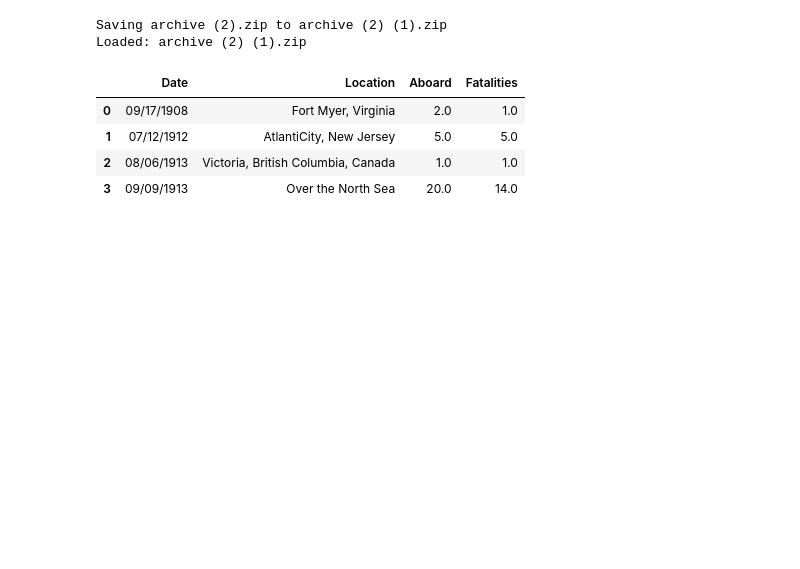
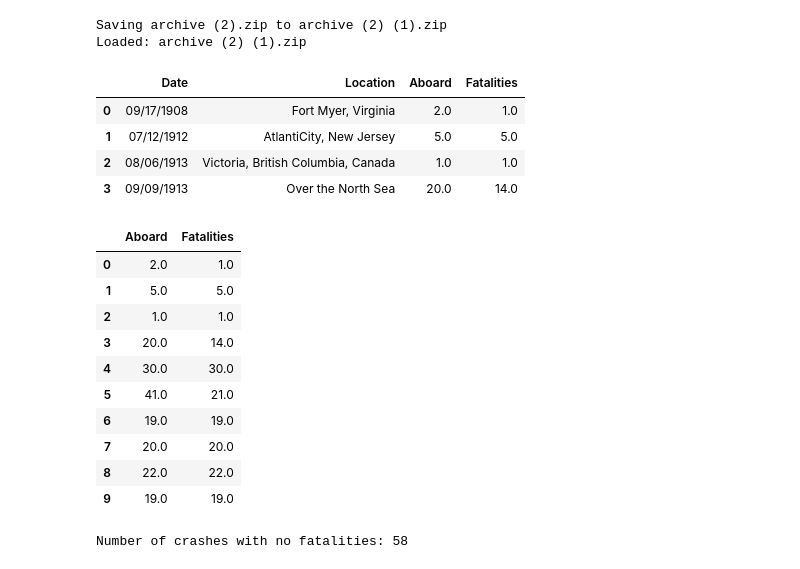
Before and after one commit to GloriaNdanu25/AI-Coursework2025, a Jupyter notebook: Airplane_Crashes_and_Fatalities_sincse_1908_Data_Cleaning.ipynb, the cells around one changed output. Cells and saved outputs as stored; diff of their text form; code cells hidden in the pictures; blank space fills up the shorter version.

```diff
--- a/Airplane_Crashes_and_Fatalities_sincse_1908_Data_Cleaning.ipynb
+++ b/Airplane_Crashes_and_Fatalities_sincse_1908_Data_Cleaning.ipynb
@@ -26,3 +27,25 @@ fatality_locations.head(4)
 | 1 | 07/12/1912 | AtlantiCity, New Jersey | 5.0 | 5.0 |
 | 2 | 08/06/1913 | Victoria, British Columbia, Canada | 1.0 | 1.0 |
 | 3 | 09/09/1913 | Over the North Sea | 20.0 | 14.0 |
+# %%
+#Number 7 (i)Compare the number of passengers aboard to the number of fatalities per crash.
+fatality_locations[['Aboard', 'Fatalities']].head(10)
+# %% [output]
+|  | Aboard | Fatalities |
+| 0 | 2.0 | 1.0 |
+| 1 | 5.0 | 5.0 |
+| 2 | 1.0 | 1.0 |
+| 3 | 20.0 | 14.0 |
+| 4 | 30.0 | 30.0 |
+| 5 | 41.0 | 21.0 |
+| 6 | 19.0 | 19.0 |
+| 7 | 20.0 | 20.0 |
+| 8 | 22.0 | 22.0 |
+| 9 | 19.0 | 19.0 |
+# %%
+#Number 7 (ii)Are there any recorded crashes where there were no fatalities?
+no_fatalities=fatality_locations[fatality_locations['Fatalities']==0]
+num_no_of_fatalities=len(no_fatalities)
+print("Number of crashes with no fatalities:", num_no_of_fatalities)
+# %% [output]
+Number of crashes with no fatalities: 58
```
Also changed, not shown: parts of 1 cell of this notebook.
